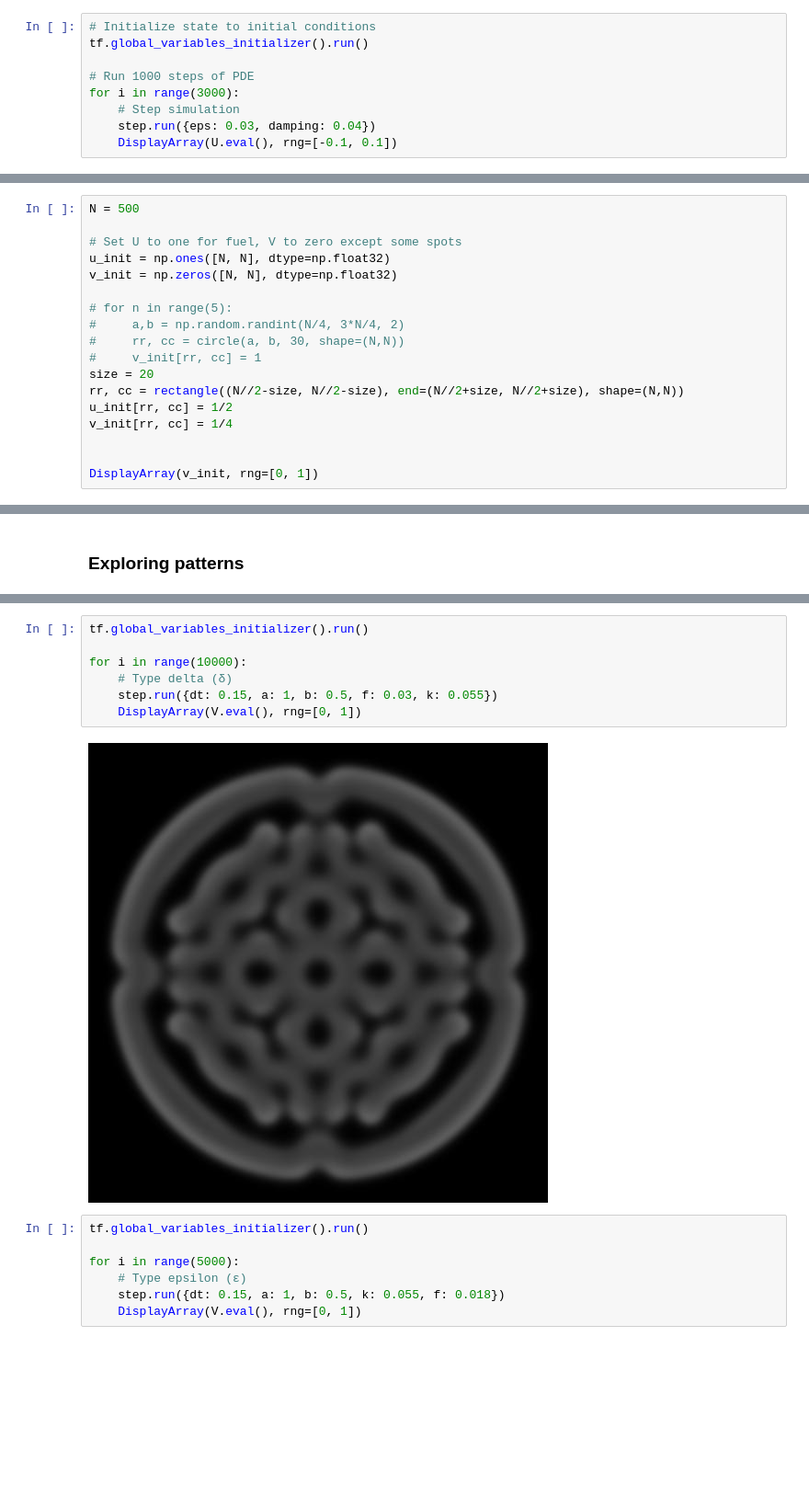
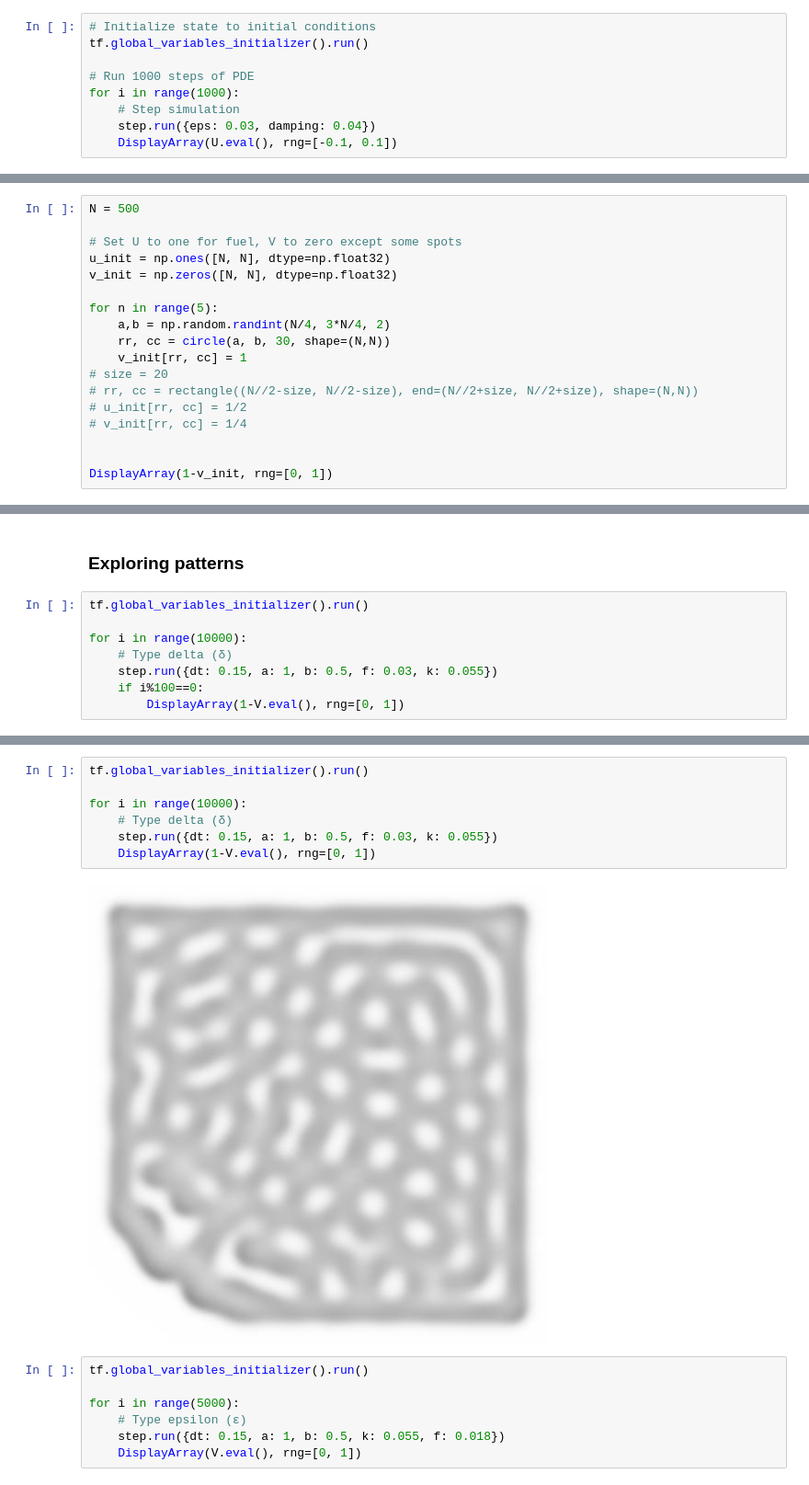
Before and after one commit to andgoldschmidt/ReactionDiffusion, a Jupyter notebook: TF_ReactionDiffusion.ipynb, the cells around one changed output, grey strips where cells are left out. Shown at 92% size. Drawn from its saved outputs; the diff is of its cells as text; blank space fills up the shorter version.

```diff
--- a/TF_ReactionDiffusion.ipynb
+++ b/TF_ReactionDiffusion.ipynb
@@ -92,7 +107,7 @@ step = tf.group(U.assign(U_), Ut.assign(Ut_))
 tf.global_variables_initializer().run()
 
 # Run 1000 steps of PDE
-for i in range(3000):
+for i in range(1000):
     # Step simulation
     step.run({eps: 0.03, damping: 0.04})
     DisplayArray(U.eval(), rng=[-0.1, 0.1])
@@ -108,15 +123,15 @@ N = 500
 u_init = np.ones([N, N], dtype=np.float32)
 v_init = np.zeros([N, N], dtype=np.float32)
 
-# for n in range(5):
-#     a,b = np.random.randint(N/4, 3*N/4, 2)
-#     rr, cc = circle(a, b, 30, shape=(N,N))
-#     v_init[rr, cc] = 1
-size = 20
-rr, cc = rectangle((N//2-size, N//2-size), end=(N//2+size, N//2+size), shape=(N,N))
-u_init[rr, cc] = 1/2
-v_init[rr, cc] = 1/4
+for n in range(5):
+    a,b = np.random.randint(N/4, 3*N/4, 2)
+    rr, cc = circle(a, b, 30, shape=(N,N))
+    v_init[rr, cc] = 1
+# size = 20
+# rr, cc = rectangle((N//2-size, N//2-size), end=(N//2+size, N//2+size), shape=(N,N))
+# u_init[rr, cc] = 1/2
+# v_init[rr, cc] = 1/4
 
 
-DisplayArray(v_init, rng=[0, 1])
+DisplayArray(1-v_init, rng=[0, 1])
 # %% [output]
@@ -144,3 +159,11 @@ V_ = V + dt*(b*laplace(V) + U*V*V - (k+f)*V)
 step = tf.group(U.assign(U_), V.assign(V_))
 # %% [markdown]
 ### Exploring patterns
+# %%
+tf.global_variables_initializer().run()
+
+for i in range(10000):
+    # Type delta (δ)
+    step.run({dt: 0.15, a: 1, b: 0.5, f: 0.03, k: 0.055})
+    if i%100==0:
+        DisplayArray(1-V.eval(), rng=[0, 1])
@@ -147,12 +172,12 @@ step = tf.group(U.assign(U_), V.assign(V_))
 # %%
 tf.global_variables_initializer().run()
 
 for i in range(10000):
     # Type delta (δ)
     step.run({dt: 0.15, a: 1, b: 0.5, f: 0.03, k: 0.055})
-    DisplayArray(V.eval(), rng=[0, 1])
+    DisplayArray(1-V.eval(), rng=[0, 1])
 # %% [output]
-[figure, old version]
+[figure, new version]
 # %%
 tf.global_variables_initializer().run()
 
```
Also changed, not shown: parts of 12 cells of this notebook, 1 other file.
